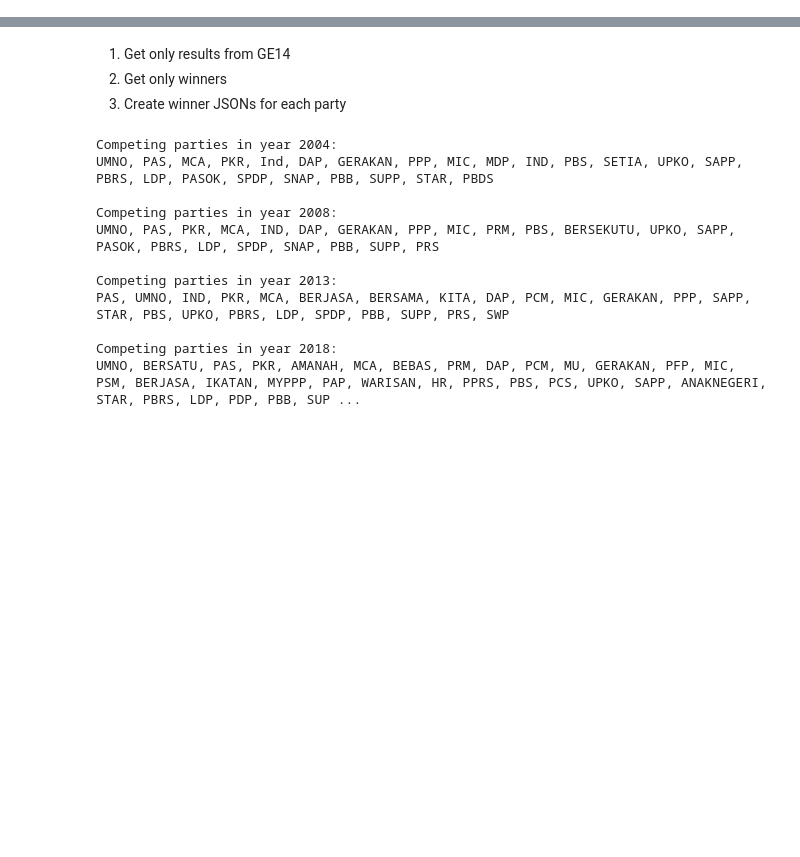
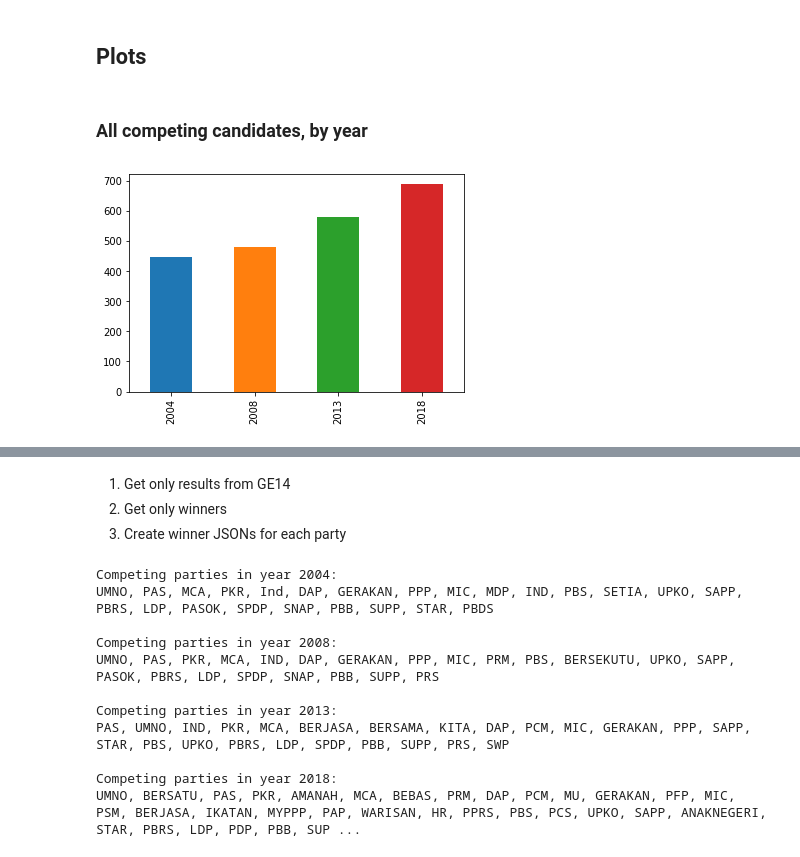
Before and after one commit to theianchan/ge14-map, a Jupyter notebook: explorer.ipynb, the cells around one changed output, grey strips where cells are left out. Drawn from its saved outputs; the diff is of its cells as text; code cells hidden in the pictures; blank space fills up the shorter version.

```diff
--- a/explorer.ipynb
+++ b/explorer.ipynb
@@ -32,0 +175,2 @@ ge.head(3).T
+# %%
+ge.at[849, "winlose"] = 0
@@ -32,0 +186,8 @@ ge.head(3).T
+# %% [markdown]
+## Plots
+# %% [markdown]
+### All competing candidates, by year
+# %%
+_ = ge["year"].value_counts().sort_index().plot.bar()
+# %% [output]
+[figure, added]
```
Also changed, not shown: parts of 38 cells of this notebook, 5 other files.
